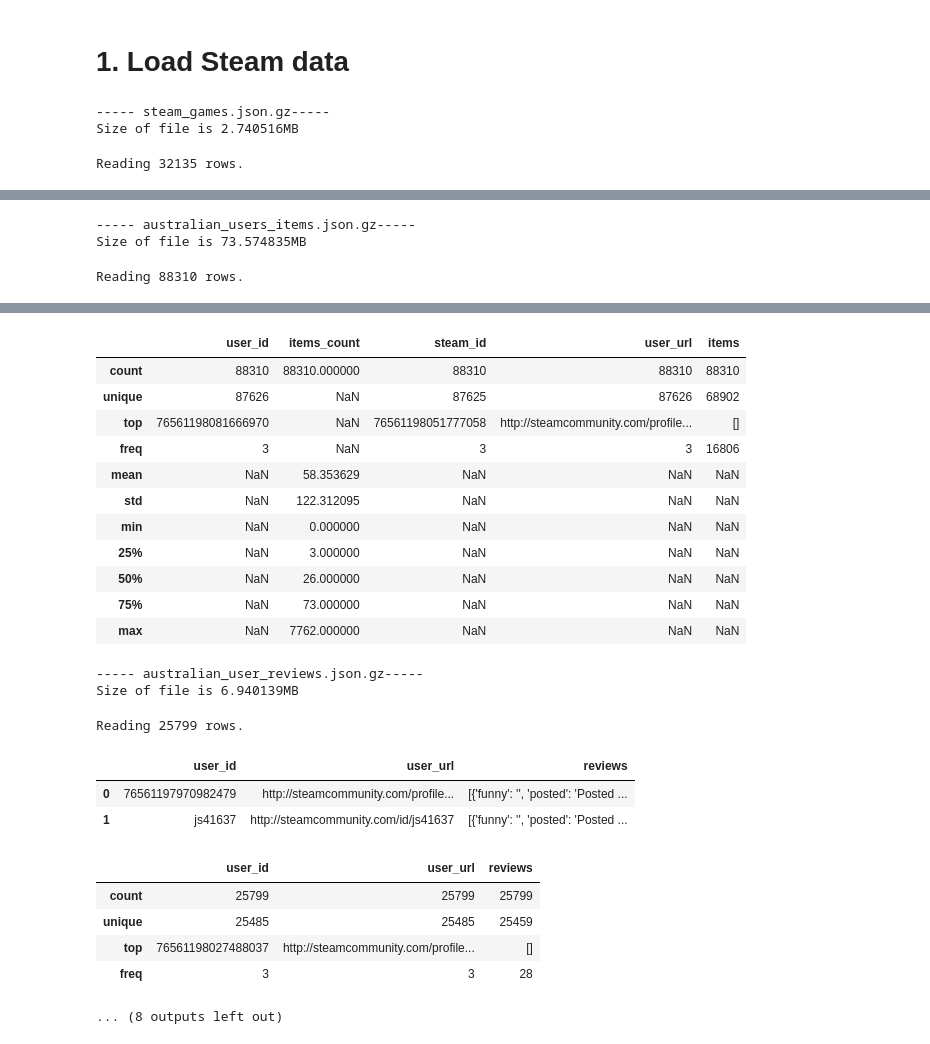
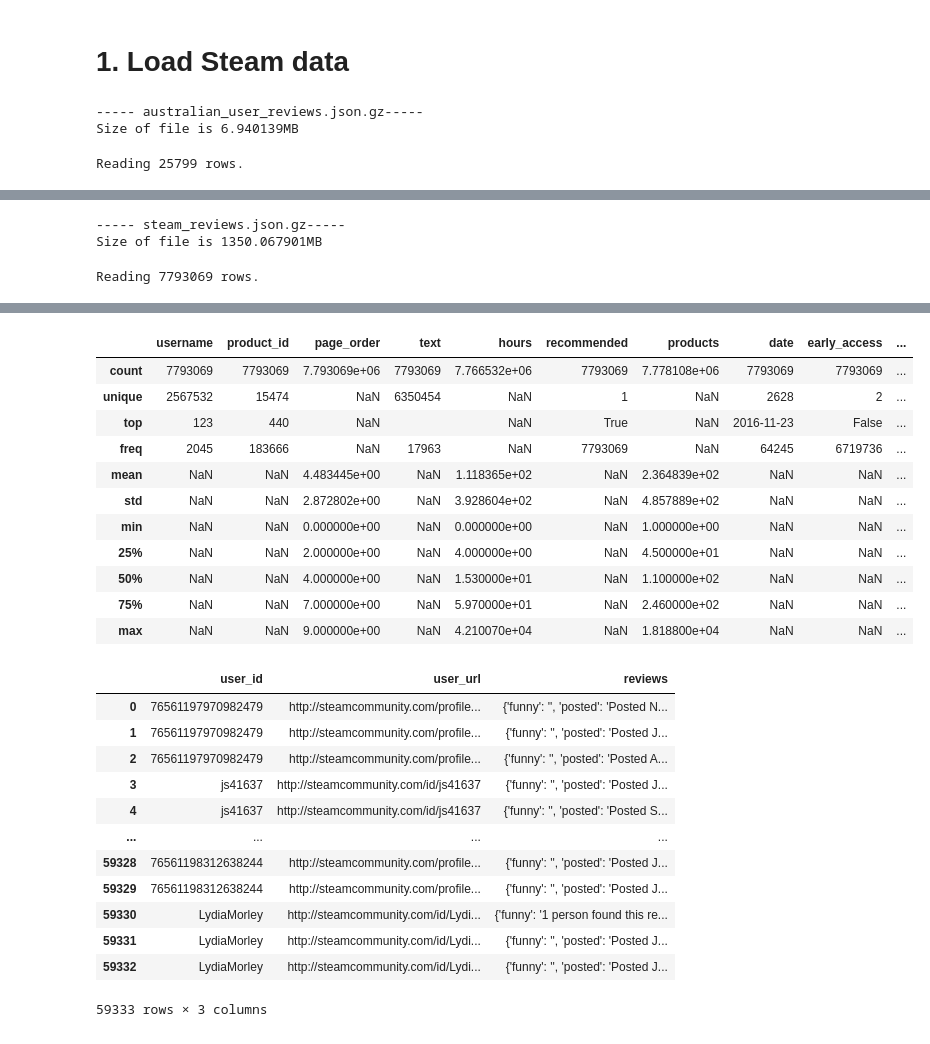
Before and after one commit to stijnrosaer/project-ai, a Jupyter notebook: notebooks/data-tests.ipynb, the cells around one changed output, grey strips where cells are left out. Saved outputs shown, nothing was run; the diff lists cells and outputs as text; code cells hidden in the pictures.

```diff
--- a/notebooks/data-tests.ipynb
+++ b/notebooks/data-tests.ipynb
@@ -44,15 +44,18 @@ user_reviews = 'australian_user_reviews.json.gz'
 game_bundles = 'bundle_data.json.gz'
 steam_reviews= 'steam_reviews.json.gz'
 # %%
-for dataset in [ metadata_games, user_items, user_reviews, game_bundles, steam_reviews]:
+dataframes = []
+for dataset in [ user_reviews, steam_reviews]:
+# for dataset in [ metadata_games, user_items, user_reviews, game_bundles, steam_reviews]:
   print(f"----- {dataset}-----")
   size = os.path.getsize(steam_path + dataset)
   print(f'Size of file is {size / 1000000}MB')
-  df_metadata = parse_json(steam_path + dataset, read_max=1000000)
+  df_metadata = parse_json(steam_path + dataset)
+  dataframes.append(df_metadata)
   pd.set_option('display.max_colwidth', None)
   display(df_metadata.head(2))
   display(df_metadata.describe(include='all'))
 # %% [output]
------ steam_games.json.gz-----
-Size of file is 2.740516MB
+----- australian_user_reviews.json.gz-----
+Size of file is 6.940139MB
-Reading 32135 rows.
+Reading 25799 rows.
@@ -74,3 +70,3 @@ Reading 32135 rows.
------ australian_users_items.json.gz-----
-Size of file is 73.574835MB
+----- steam_reviews.json.gz-----
+Size of file is 1350.067901MB
-Reading 88310 rows.
+Reading 7793069 rows.
@@ -80,24 +76,30 @@ Reading 88310 rows.
-|  | user_id | items_count | steam_id | user_url | items |
-| count | 88310 | 88310.000000 | 88310 | 88310 | 88310 |
-| unique | 87626 | NaN | 87625 | 87626 | 68902 |
-| top | 76561198081666970 | NaN | 76561198051777058 | http://steamcommunity.com/profile... | [] |
-| freq | 3 | NaN | 3 | 3 | 16806 |
-| mean | NaN | 58.353629 | NaN | NaN | NaN |
-| std | NaN | 122.312095 | NaN | NaN | NaN |
-| min | NaN | 0.000000 | NaN | NaN | NaN |
-| 25% | NaN | 3.000000 | NaN | NaN | NaN |
-| 50% | NaN | 26.000000 | NaN | NaN | NaN |
-| 75% | NaN | 73.000000 | NaN | NaN | NaN |
-| max | NaN | 7762.000000 | NaN | NaN | NaN |
+|  | username | product_id | page_order | text | hours | recommended | products | date | early_access | ... |
+| count | 7793069 | 7793069 | 7.793069e+06 | 7793069 | 7.766532e+06 | 7793069 | 7.778108e+06 | 7793069 | 7793069 | ... |
+| unique | 2567532 | 15474 | NaN | 6350454 | NaN | 1 | NaN | 2628 | 2 | ... |
+| top | 123 | 440 | NaN |  | NaN | True | NaN | 2016-11-23 | False | ... |
+| freq | 2045 | 183666 | NaN | 17963 | NaN | 7793069 | NaN | 64245 | 6719736 | ... |
+| mean | NaN | NaN | 4.483445e+00 | NaN | 1.118365e+02 | NaN | 2.364839e+02 | NaN | NaN | ... |
+| std | NaN | NaN | 2.872802e+00 | NaN | 3.928604e+02 | NaN | 4.857889e+02 | NaN | NaN | ... |
+| min | NaN | NaN | 0.000000e+00 | NaN | 0.000000e+00 | NaN | 1.000000e+00 | NaN | NaN | ... |
+| 25% | NaN | NaN | 2.000000e+00 | NaN | 4.000000e+00 | NaN | 4.500000e+01 | NaN | NaN | ... |
+| 50% | NaN | NaN | 4.000000e+00 | NaN | 1.530000e+01 | NaN | 1.100000e+02 | NaN | NaN | ... |
+| 75% | NaN | NaN | 7.000000e+00 | NaN | 5.970000e+01 | NaN | 2.460000e+02 | NaN | NaN | ... |
+| max | NaN | NaN | 9.000000e+00 | NaN | 4.210070e+04 | NaN | 1.818800e+04 | NaN | NaN | ... |
------ australian_user_reviews.json.gz-----
-Size of file is 6.940139MB
-Reading 25799 rows.
-|  | user_id | user_url | reviews |
-| 0 | 76561197970982479 | http://steamcommunity.com/profile... | [{'funny': '', 'posted': 'Posted ... |
-| 1 | js41637 | http://steamcommunity.com/id/js41637 | [{'funny': '', 'posted': 'Posted ... |
-|  | user_id | user_url | reviews |
-| count | 25799 | 25799 | 25799 |
-| unique | 25485 | 25485 | 25459 |
-| top | 76561198027488037 | http://steamcommunity.com/profile... | [] |
-| freq | 3 | 3 | 28 |
-... (8 outputs left out)
+# %%
+t = dataframes[0]
+k = t.explode("reviews").reset_index(drop=True)
+k
+# %% [output]
+|  | user_id | user_url | reviews |
+| 0 | 76561197970982479 | http://steamcommunity.com/profile... | {'funny': '', 'posted': 'Posted N... |
+| 1 | 76561197970982479 | http://steamcommunity.com/profile... | {'funny': '', 'posted': 'Posted J... |
+| 2 | 76561197970982479 | http://steamcommunity.com/profile... | {'funny': '', 'posted': 'Posted A... |
+| 3 | js41637 | http://steamcommunity.com/id/js41637 | {'funny': '', 'posted': 'Posted J... |
+| 4 | js41637 | http://steamcommunity.com/id/js41637 | {'funny': '', 'posted': 'Posted S... |
+| ... | ... | ... | ... |
+| 59328 | 76561198312638244 | http://steamcommunity.com/profile... | {'funny': '', 'posted': 'Posted J... |
+| 59329 | 76561198312638244 | http://steamcommunity.com/profile... | {'funny': '', 'posted': 'Posted J... |
+| 59330 | LydiaMorley | http://steamcommunity.com/id/Lydi... | {'funny': '1 person found this re... |
+| 59331 | LydiaMorley | http://steamcommunity.com/id/Lydi... | {'funny': '', 'posted': 'Posted J... |
+| 59332 | LydiaMorley | http://steamcommunity.com/id/Lydi... | {'funny': '', 'posted': 'Posted J... |
+59333 rows × 3 columns
```
Also changed, not shown: parts of 17 cells of this notebook.
